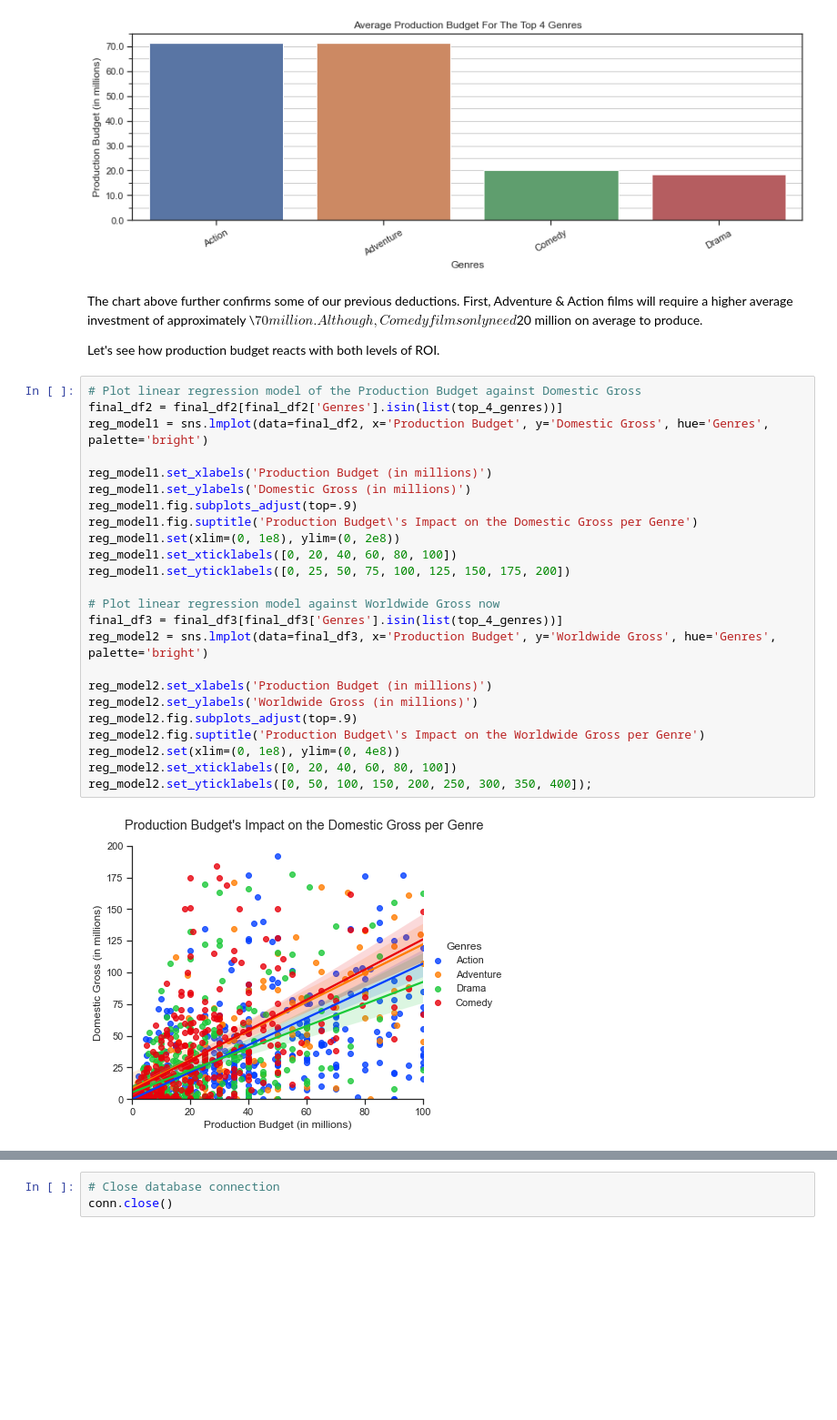
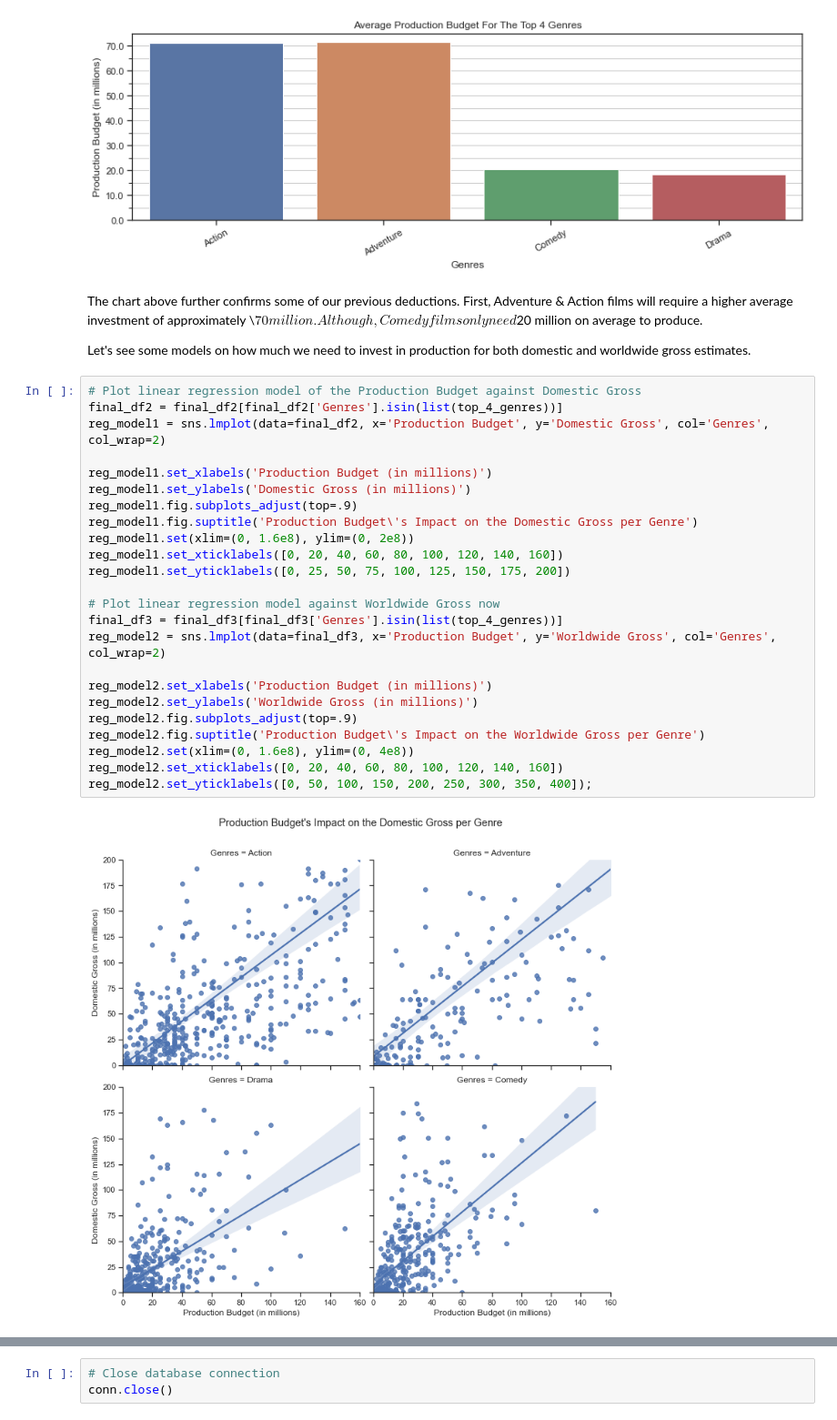
Before and after one commit to rookiescientist-andre/Microsoft-Film-Analysis, a Jupyter notebook: Microsoft Film Analysis - Notebook.ipynb, the cells around one changed output, grey strips where cells are left out. Shown: that part at 91% size. Drawn from its saved outputs; the diff is of its cells as text; blank space fills up the shorter version.

```diff
--- a/Microsoft Film Analysis - Notebook.ipynb
+++ b/Microsoft Film Analysis - Notebook.ipynb
@@ -433,30 +433,30 @@ ax.set_ylabel('Production Budget (in millions)');
 # %% [markdown]
 The chart above further confirms some of our previous deductions. First, Adventure & Action films will require a higher average investment of approximately \\$70 million. Although, Comedy films only need $20 million on average to produce.
 
-Let's see how production budget reacts with both levels of ROI.
+Let's see some models on how much we need to invest in production for both domestic and worldwide gross estimates.
 # %%
 # Plot linear regression model of the Production Budget against Domestic Gross
 final_df2 = final_df2[final_df2['Genres'].isin(list(top_4_genres))]
-reg_model1 = sns.lmplot(data=final_df2, x='Production Budget', y='Domestic Gross', hue='Genres', palette='bright')
+reg_model1 = sns.lmplot(data=final_df2, x='Production Budget', y='Domestic Gross', col='Genres', col_wrap=2)
 
 reg_model1.set_xlabels('Production Budget (in millions)')
 reg_model1.set_ylabels('Domestic Gross (in millions)')
 reg_model1.fig.subplots_adjust(top=.9)
 reg_model1.fig.suptitle('Production Budget\'s Impact on the Domestic Gross per Genre')
-reg_model1.set(xlim=(0, 1e8), ylim=(0, 2e8))
-reg_model1.set_xticklabels([0, 20, 40, 60, 80, 100])
+reg_model1.set(xlim=(0, 1.6e8), ylim=(0, 2e8))
+reg_model1.set_xticklabels([0, 20, 40, 60, 80, 100, 120, 140, 160])
 reg_model1.set_yticklabels([0, 25, 50, 75, 100, 125, 150, 175, 200])
 
 # Plot linear regression model against Worldwide Gross now
 final_df3 = final_df3[final_df3['Genres'].isin(list(top_4_genres))]
-reg_model2 = sns.lmplot(data=final_df3, x='Production Budget', y='Worldwide Gross', hue='Genres', palette='bright')
+reg_model2 = sns.lmplot(data=final_df3, x='Production Budget', y='Worldwide Gross', col='Genres', col_wrap=2)
 
 reg_model2.set_xlabels('Production Budget (in millions)')
 reg_model2.set_ylabels('Worldwide Gross (in millions)')
 reg_model2.fig.subplots_adjust(top=.9)
 reg_model2.fig.suptitle('Production Budget\'s Impact on the Worldwide Gross per Genre')
-reg_model2.set(xlim=(0, 1e8), ylim=(0, 4e8))
-reg_model2.set_xticklabels([0, 20, 40, 60, 80, 100])
+reg_model2.set(xlim=(0, 1.6e8), ylim=(0, 4e8))
+reg_model2.set_xticklabels([0, 20, 40, 60, 80, 100, 120, 140, 160])
 reg_model2.set_yticklabels([0, 50, 100, 150, 200, 250, 300, 350, 400]);
 # %% [output]
-[figure, old version]
+[figure, new version]
```
Also changed, not shown: parts of 8 cells of this notebook.
